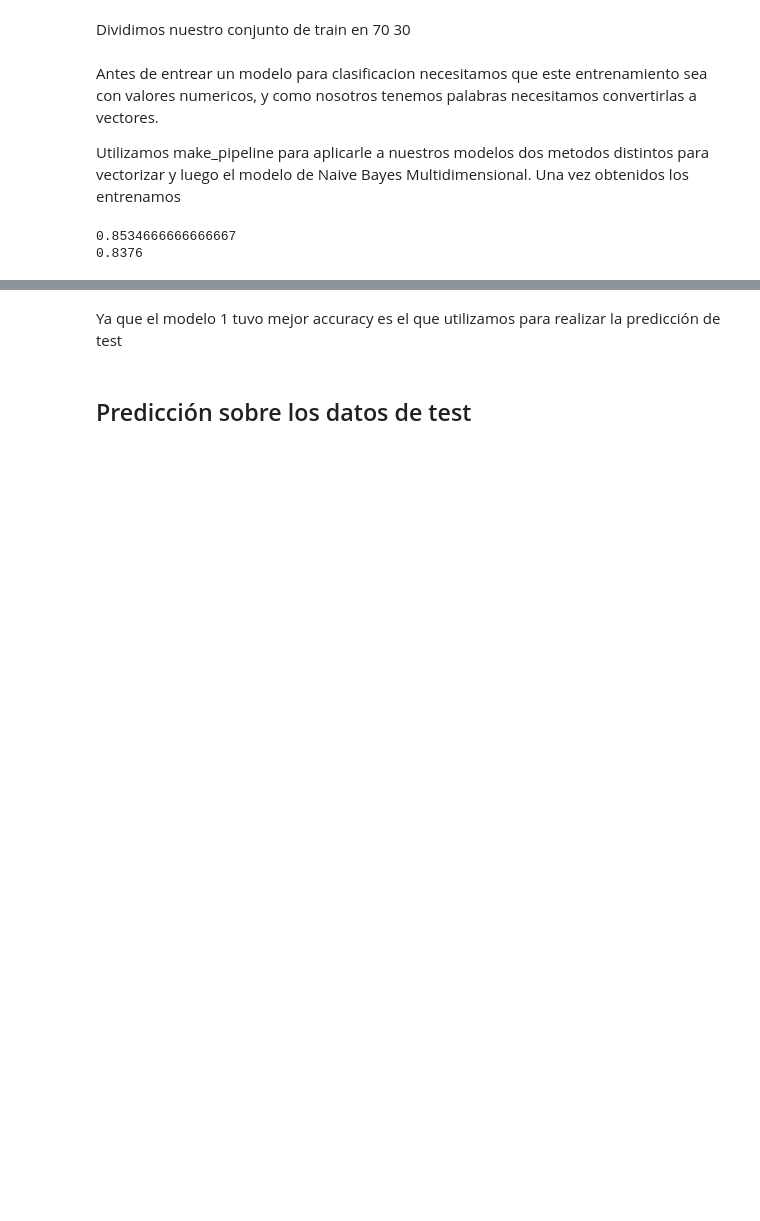
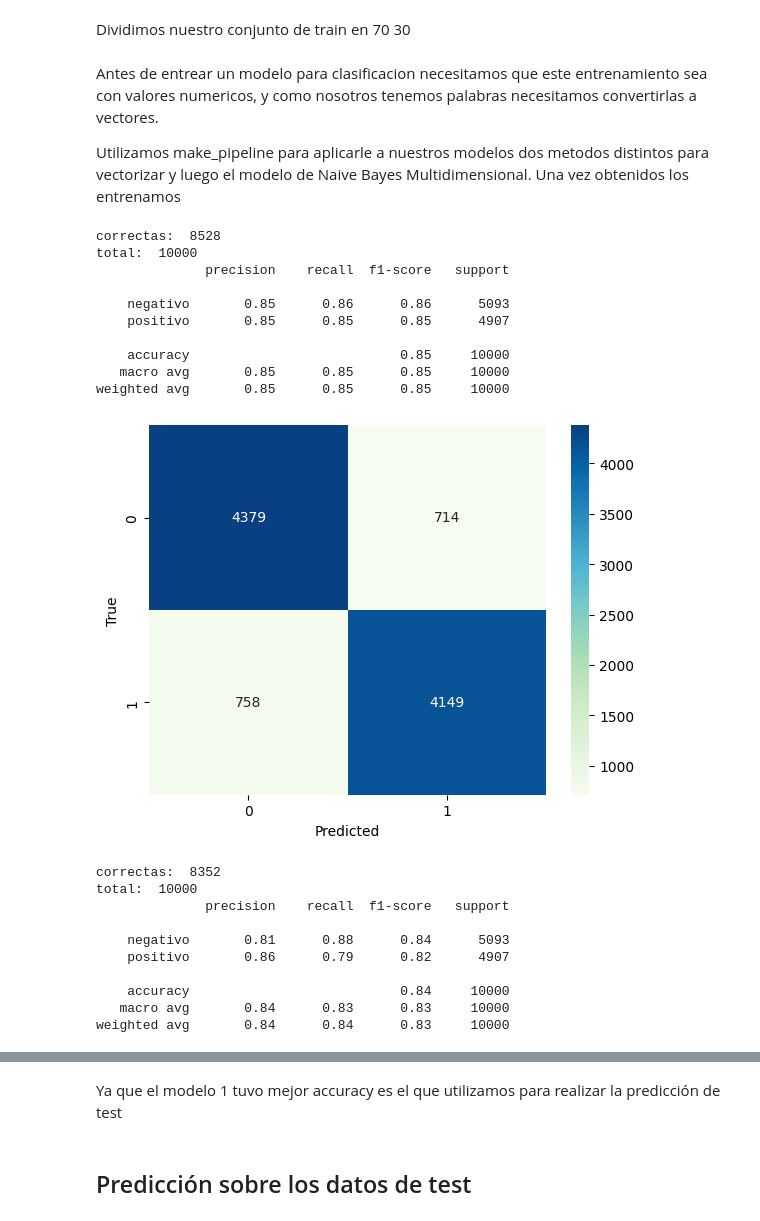
Before and after one commit to franmazzaro/7506R-2C2023-GRUPO39, a Jupyter notebook: 7506R_TP2_GRUPO39_CHP1_ENTREGA.ipynb, the cells around one changed output, grey strips where cells are left out. Drawn from its saved outputs; the diff is of its cells as text; code cells hidden in the pictures; blank space fills up the shorter version.

Commit message:
Agrego mostrar metricas a bayes naive

```diff
--- a/7506R_TP2_GRUPO39_CHP1_ENTREGA.ipynb
+++ b/7506R_TP2_GRUPO39_CHP1_ENTREGA.ipynb
@@ -104,8 +104,27 @@ model_NB_2.fit(x_train_bayes, y_train_bayes)
 categorias_predichas = model_NB.predict(x_test_bayes)
 categorias_predichas_2 = model_NB_2.predict(x_test_bayes)
 # %%
-print(accuracy_score(y_test_bayes, categorias_predichas))
-print(accuracy_score(y_test_bayes, categorias_predichas_2))
+mostrar_metricas(y_test_bayes, categorias_predichas)
+mostrar_metricas(y_test_bayes, categorias_predichas_2)
 # %% [output]
-0.8534666666666667
-0.8376
+correctas:  8528
+total:  10000
+              precision    recall  f1-score   support
+
+    negativo       0.85      0.86      0.86      5093
+    positivo       0.85      0.85      0.85      4907
+
+    accuracy                           0.85     10000
+   macro avg       0.85      0.85      0.85     10000
+weighted avg       0.85      0.85      0.85     10000
+[figure, added]
+correctas:  8352
+total:  10000
+              precision    recall  f1-score   support
+
+    negativo       0.81      0.88      0.84      5093
+    positivo       0.86      0.79      0.82      4907
+
+    accuracy                           0.84     10000
+   macro avg       0.84      0.83      0.83     10000
+weighted avg       0.84      0.84      0.83     10000
```
Also changed, not shown: parts of 4 cells of this notebook.
